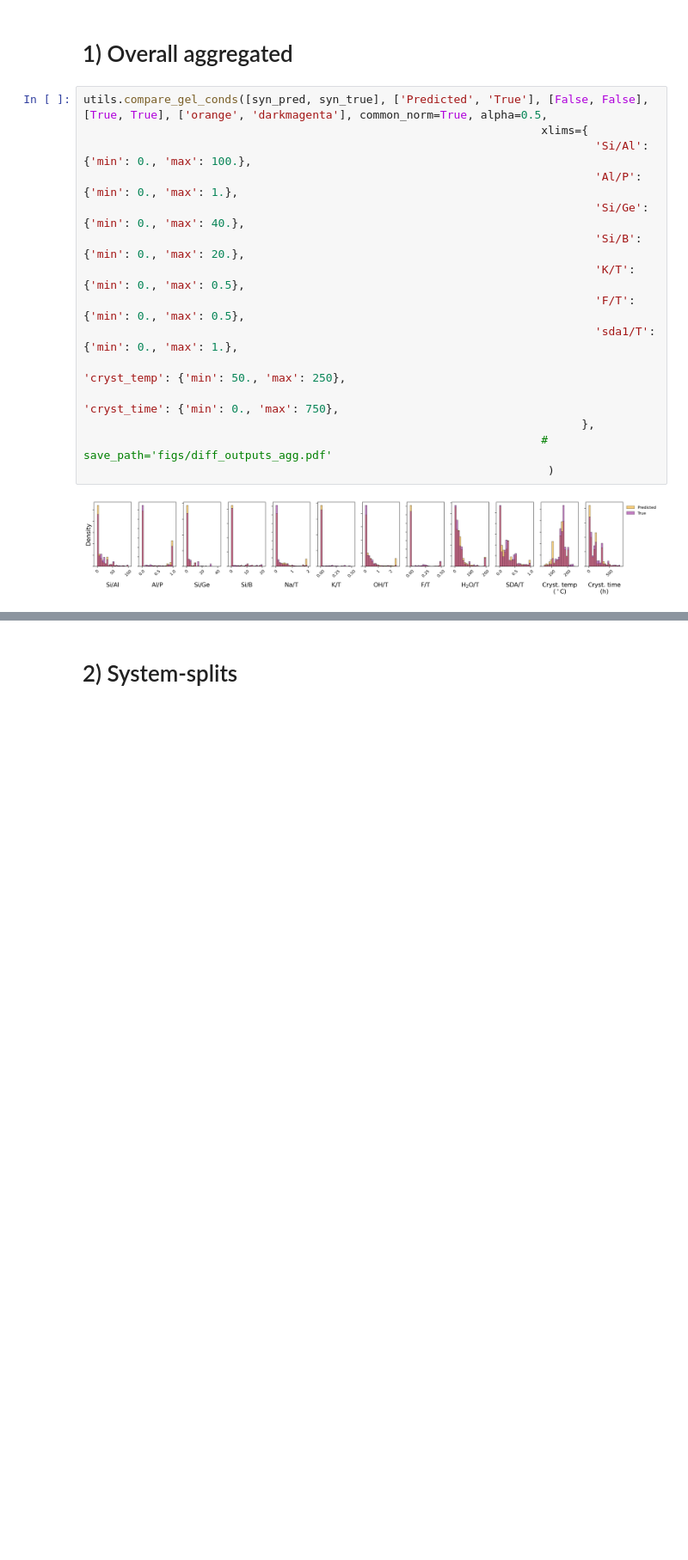
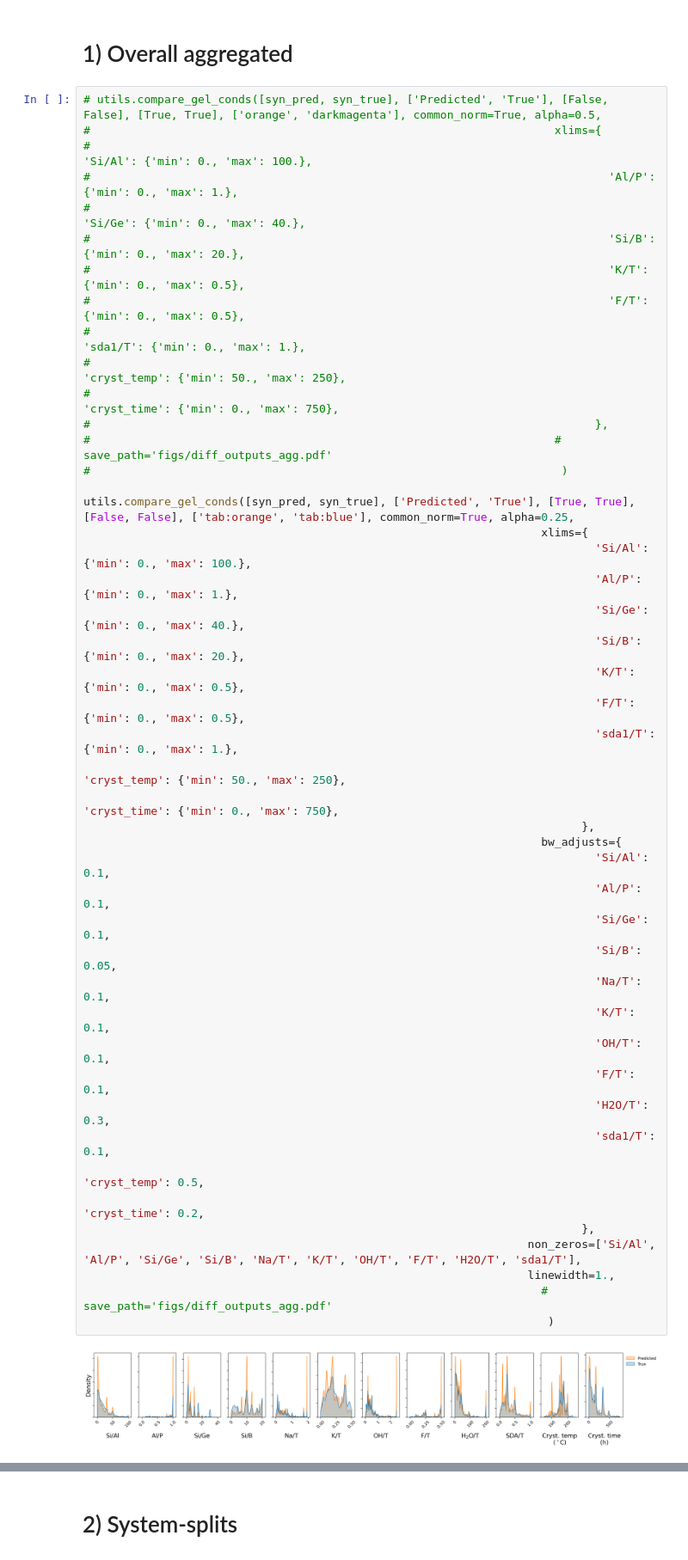
Before and after one commit to eltonpan/zeosyn_gen, a Jupyter notebook: notebooks/visualize_pred_diff.ipynb, the cells around one changed output, grey strips where cells are left out. Shown at 86% size. Drawn from its saved outputs; the diff is of its cells as text; blank space fills up the shorter version.

Commit message:
updated aggregated visualization with parameters with zeros filtered out

```diff
--- a/notebooks/visualize_pred_diff.ipynb
+++ b/notebooks/visualize_pred_diff.ipynb
@@ -81,22 +63,53 @@ Mean WSD: 0.42372867510524864
 # %% [markdown]
 # 1) Overall aggregated
 # %%
-utils.compare_gel_conds([syn_pred, syn_true], ['Predicted', 'True'], [False, False], [True, True], ['orange', 'darkmagenta'], common_norm=True, alpha=0.5,
+# utils.compare_gel_conds([syn_pred, syn_true], ['Predicted', 'True'], [False, False], [True, True], ['orange', 'darkmagenta'], common_norm=True, alpha=0.5,
+#                                                                     xlims={
+#                                                                             'Si/Al': {'min': 0., 'max': 100.},
+#                                                                             'Al/P': {'min': 0., 'max': 1.},
+#                                                                             'Si/Ge': {'min': 0., 'max': 40.},
+#                                                                             'Si/B': {'min': 0., 'max': 20.},
+#                                                                             'K/T': {'min': 0., 'max': 0.5},
+#                                                                             'F/T': {'min': 0., 'max': 0.5},
+#                                                                             'sda1/T': {'min': 0., 'max': 1.},
+#                                                                             'cryst_temp': {'min': 50., 'max': 250},
+#                                                                             'cryst_time': {'min': 0., 'max': 750},
+#                                                                           },
+#                                                                     #  save_path='figs/diff_outputs_agg.pdf'
+#                                                                      )
+
+utils.compare_gel_conds([syn_pred, syn_true], ['Predicted', 'True'], [True, True], [False, False], ['tab:orange', 'tab:blue'], common_norm=True, alpha=0.25,
                                                                     xlims={
                                                                             'Si/Al': {'min': 0., 'max': 100.},
                                                                             'Al/P': {'min': 0., 'max': 1.},
                                                                             'Si/Ge': {'min': 0., 'max': 40.},
                                                                             'Si/B': {'min': 0., 'max': 20.},
                                                                             'K/T': {'min': 0., 'max': 0.5},
                                                                             'F/T': {'min': 0., 'max': 0.5},
                                                                             'sda1/T': {'min': 0., 'max': 1.},
                                                                             'cryst_temp': {'min': 50., 'max': 250},
                                                                             'cryst_time': {'min': 0., 'max': 750},
                                                                           },
+                                                                    bw_adjusts={
+                                                                            'Si/Al': 0.1,
+                                                                            'Al/P': 0.1,
+                                                                            'Si/Ge': 0.1,
+                                                                            'Si/B': 0.05,
+                                                                            'Na/T': 0.1,
+                                                                            'K/T': 0.1,
+                                                                            'OH/T': 0.1,
+                                                                            'F/T': 0.1,
+                                                                            'H2O/T': 0.3,
+                                                                            'sda1/T': 0.1,
+                                                                            'cryst_temp': 0.5,
+                                                                            'cryst_time': 0.2,
+                                                                          },
+                                                                  non_zeros=['Si/Al', 'Al/P', 'Si/Ge', 'Si/B', 'Na/T', 'K/T', 'OH/T', 'F/T', 'H2O/T', 'sda1/T'],
+                                                                  linewidth=1.,
                                                                     #  save_path='figs/diff_outputs_agg.pdf'
                                                                      )
 # %% [output]
-[figure, old version]
+[figure, new version]
 Figure saved at figs/diff_outputs_agg.pdf
 # %% [markdown]
 # 2) System-splits
```
Also changed, not shown: parts of 1 cell of this notebook, 1 other file.
